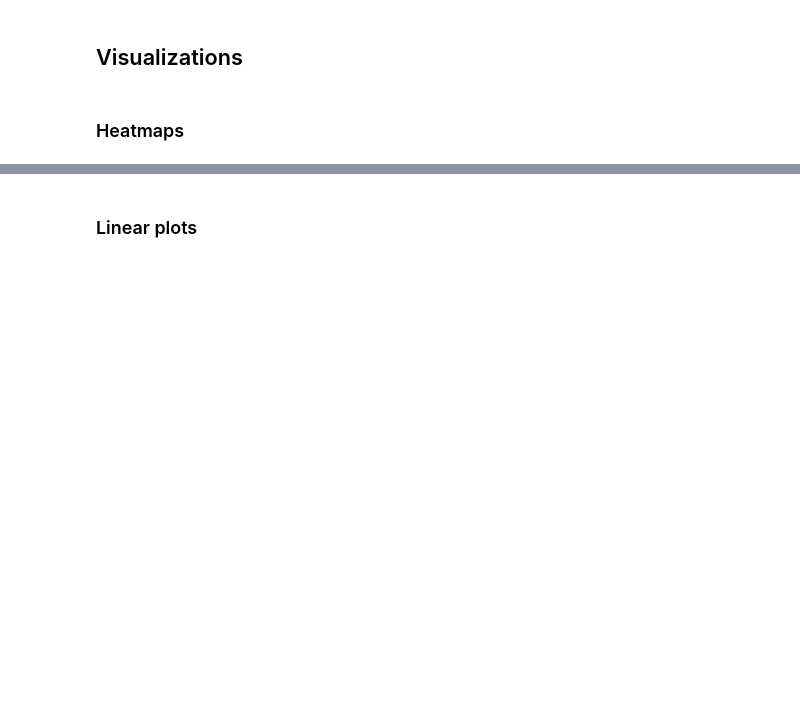
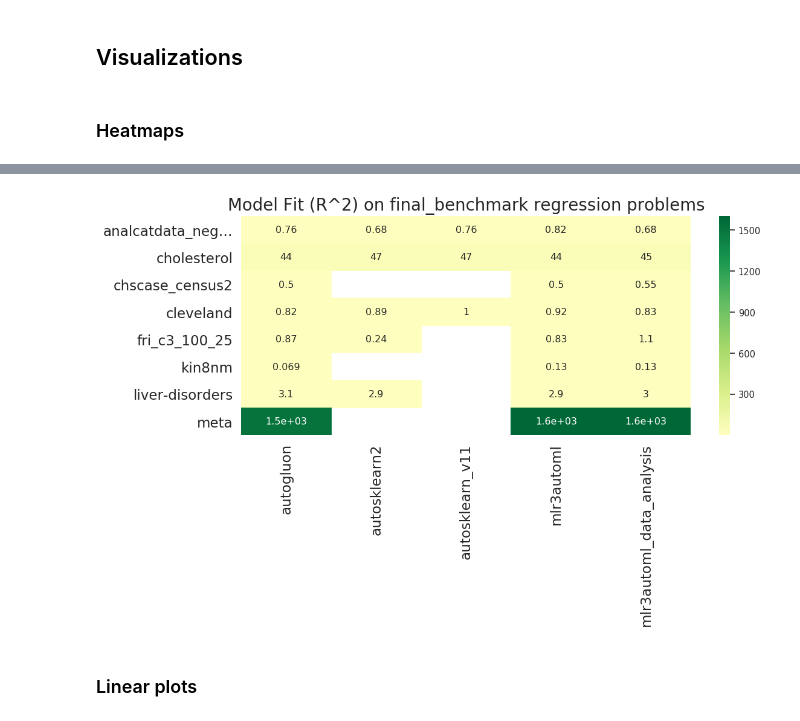
Before and after one commit to a-hanf/automlbenchmark, a Jupyter notebook: reports/reports.ipynb, the cells around one changed output, grey strips where cells are left out. Cells and saved outputs as stored; diff of their text form; code cells hidden in the pictures; blank space fills up the shorter version.

```diff
--- a/reports/reports.ipynb
+++ b/reports/reports.ipynb
@@ -447,11 +449,13 @@ draw_score_heatmap('logloss',
 # %%
-draw_score_heatmap('r2',
+draw_score_heatmap('rmse',
                    results=heatmap_results,
                    type_filter='regression',
                    y_sort_by=tasks_sort_by,
                    title=f"Model Fit (R^2) on {results_group} regression problems",
-                   filename="regression_r2_heat.png",
+                   filename="regression_rmse_heat.png",
                    center=0);
+# %% [output]
+[figure, added]
 # %% [markdown]
 ### Linear plots
 # %%
```
Also changed, not shown: parts of 3 cells of this notebook, 12 other files.
